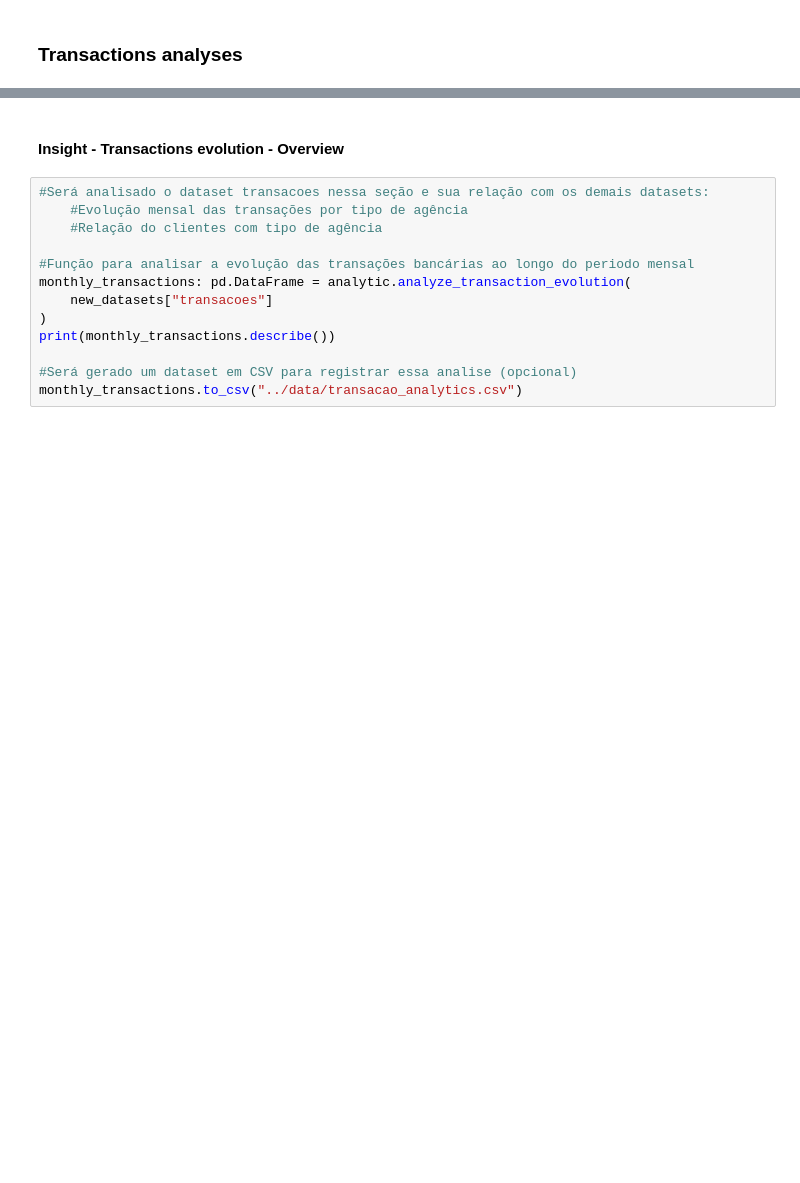
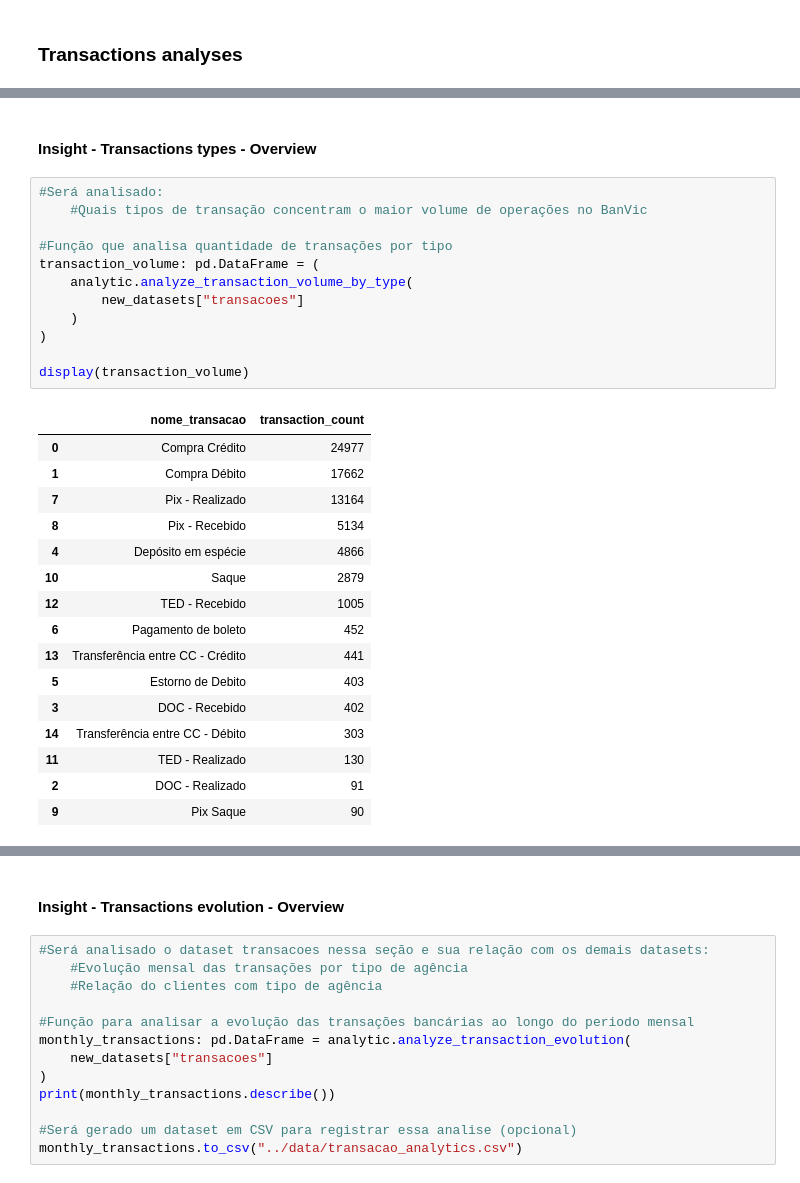
Before and after one commit to luiz-ed-ferreira/Project_BanvicDataAnalytics, a Jupyter notebook: notebooks/main_analyses.ipynb, the cells around one changed output, grey strips where cells are left out. Cells and saved outputs as stored; diff of their text form; blank space fills up the shorter version.

```diff
--- a/notebooks/main_analyses.ipynb
+++ b/notebooks/main_analyses.ipynb
@@ -687,0 +799,31 @@ No customer found for cod_cliente = 528
+# %% [markdown]
+#### Insight - Transactions types - Overview
+# %%
+#Será analisado:
+    #Quais tipos de transação concentram o maior volume de operações no BanVic
+
+#Função que analisa quantidade de transações por tipo
+transaction_volume: pd.DataFrame = (
+    analytic.analyze_transaction_volume_by_type(
+        new_datasets["transacoes"]
+    )
+)
+
+display(transaction_volume)
+# %% [output]
+|  | nome_transacao | transaction_count |
+| 0 | Compra Crédito | 24977 |
+| 1 | Compra Débito | 17662 |
+| 7 | Pix - Realizado | 13164 |
+| 8 | Pix - Recebido | 5134 |
+| 4 | Depósito em espécie | 4866 |
+| 10 | Saque | 2879 |
+| 12 | TED - Recebido | 1005 |
+| 6 | Pagamento de boleto | 452 |
+| 13 | Transferência entre CC - Crédito | 441 |
+| 5 | Estorno de Debito | 403 |
+| 3 | DOC - Recebido | 402 |
+| 14 | Transferência entre CC - Débito | 303 |
+| 11 | TED - Realizado | 130 |
+| 2 | DOC - Realizado | 91 |
+| 9 | Pix Saque | 90 |
```
Also changed, not shown: parts of 12 cells of this notebook, 2 other files.
